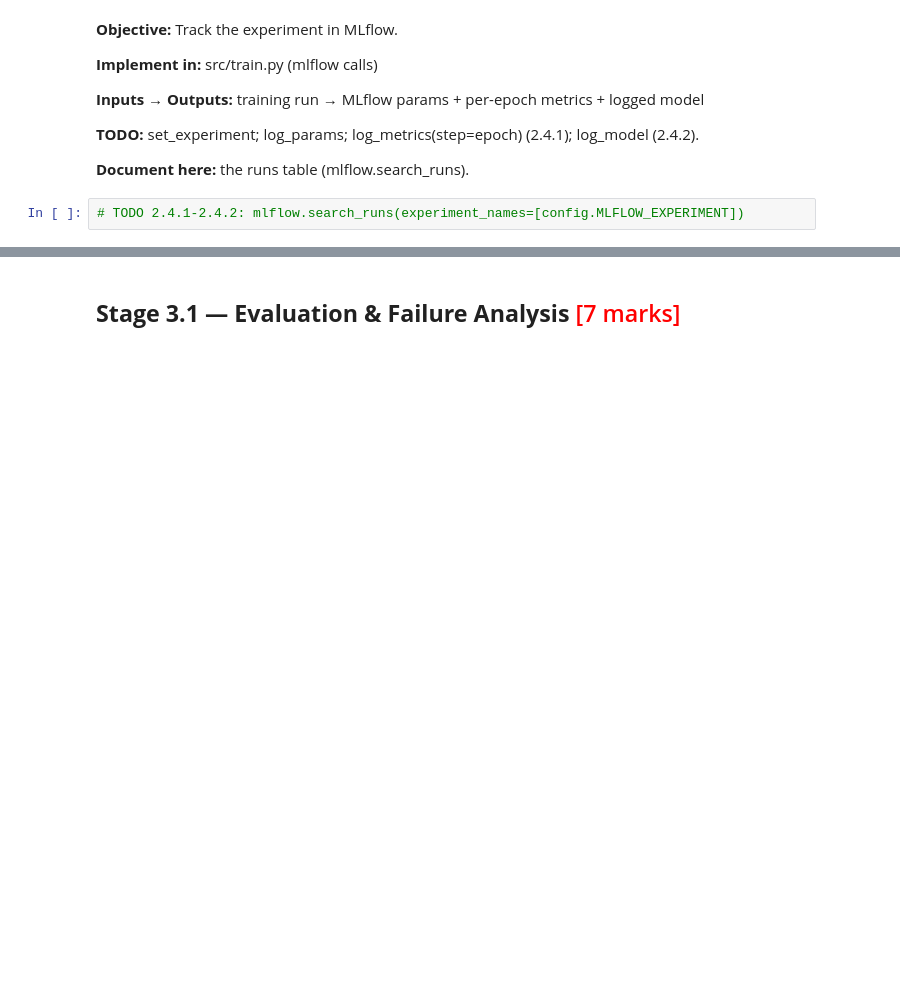
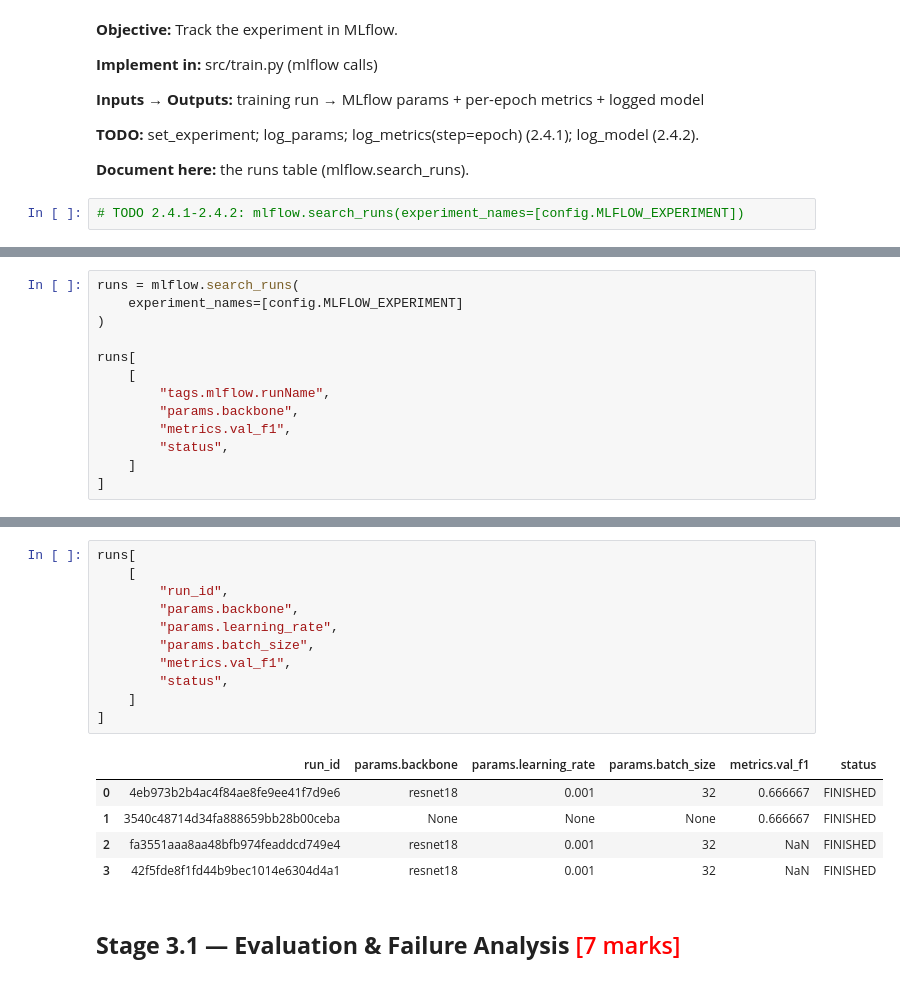
Before and after one commit to abhinavmathurai02-abhi/casting-defect-detection-mlops, a Jupyter notebook: Model_Development_and_Tracking.ipynb, the cells around one changed output, grey strips where cells are left out. Saved outputs shown, nothing was run; the diff lists cells and outputs as text; blank space fills up the shorter version.

```diff
--- a/Model_Development_and_Tracking.ipynb
+++ b/Model_Development_and_Tracking.ipynb
@@ -221,0 +395,13 @@ NameError: name 'train_one_epoch' is not defined
+# %%
+runs = mlflow.search_runs(
+    experiment_names=[config.MLFLOW_EXPERIMENT]
+)
+
+runs[
+    [
+        "tags.mlflow.runName",
+        "params.backbone",
+        "metrics.val_f1",
+        "status",
+    ]
+]
@@ -222,3 +414,20 @@ NameError: name 'train_one_epoch' is not defined
+# %%
+runs[
+    [
+        "run_id",
+        "params.backbone",
+        "params.learning_rate",
+        "params.batch_size",
+        "metrics.val_f1",
+        "status",
+    ]
+]
+# %% [output]
+|  | run_id | params.backbone | params.learning_rate | params.batch_size | metrics.val_f1 | status |
+| 0 | 4eb973b2b4ac4f84ae8fe9ee41f7d9e6 | resnet18 | 0.001 | 32 | 0.666667 | FINISHED |
+| 1 | 3540c48714d34fa888659bb28b00ceba | None | None | None | 0.666667 | FINISHED |
+| 2 | fa3551aaa8aa48bfb974feaddcd749e4 | resnet18 | 0.001 | 32 | NaN | FINISHED |
+| 3 | 42f5fde8f1fd44b9bec1014e6304d4a1 | resnet18 | 0.001 | 32 | NaN | FINISHED |
 # %% [markdown]
 ## **Stage 3.1 — Evaluation & Failure Analysis** <font color="red">[7 marks]</font>
 # %% [markdown]
```
Also changed, not shown: parts of 45 cells of this notebook, 6 other files.
